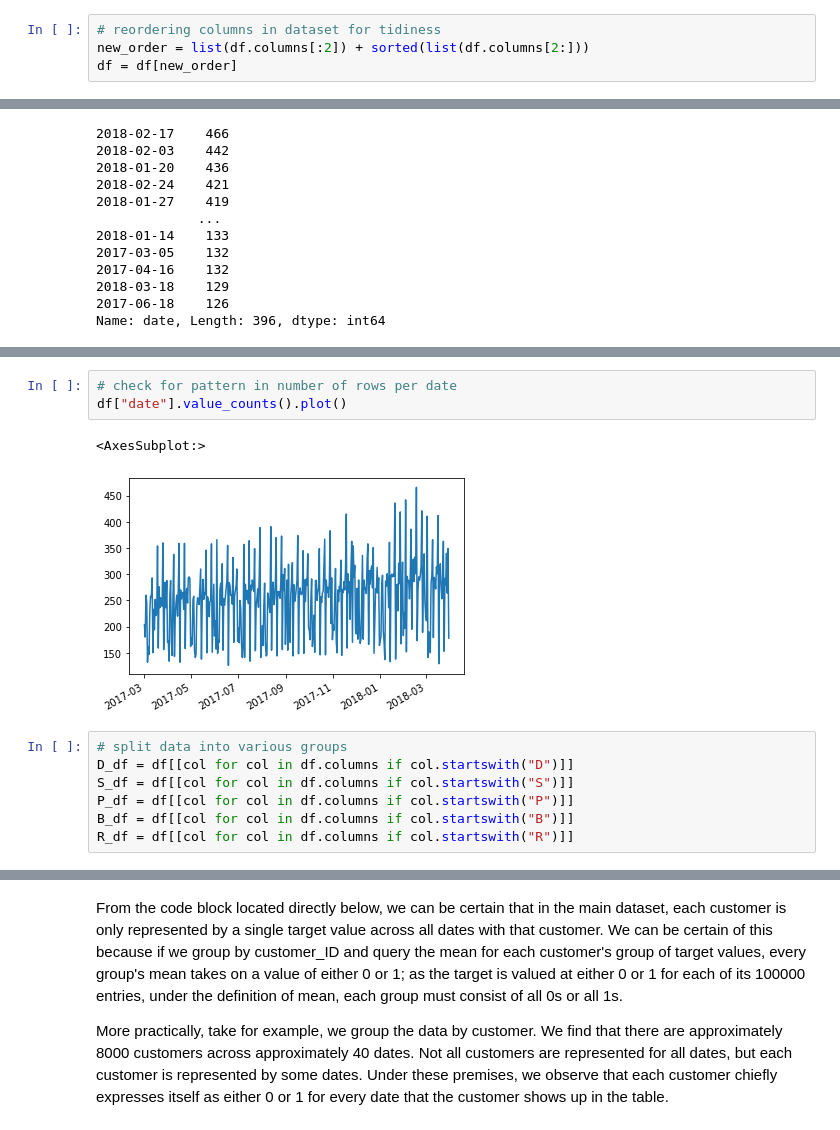
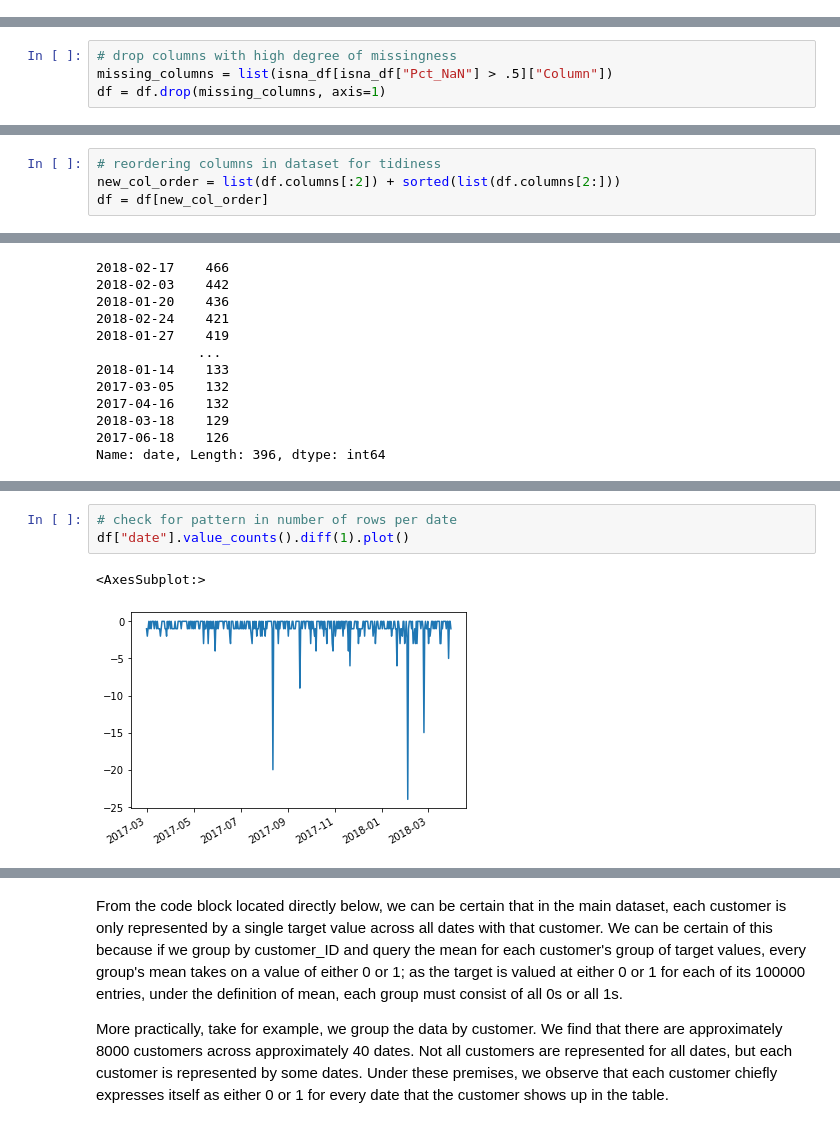
Before and after one commit to Sombrero7/sods-project-1, a Jupyter notebook: notebook2.ipynb, the cells around one changed output, grey strips where cells are left out. Drawn from its saved outputs; the diff is of its cells as text.

```diff
--- a/notebook2.ipynb
+++ b/notebook2.ipynb
@@ -95,4 +74,0 @@ df = df.rename(columns=new_columns)
-# %%
-# reordering columns in dataset for tidiness
-new_order = list(df.columns[:2]) + sorted(list(df.columns[2:]))
-df = df[new_order]
@@ -154,0 +167,4 @@ When we take a closer look, we can see that around 30 columns from our dataset a
+# %%
+# drop columns with high degree of missingness
+missing_columns = list(isna_df[isna_df["Pct_NaN"] > .5]["Column"])
+df = df.drop(missing_columns, axis=1)
@@ -186,3 +250,7 @@ df["customer_ID"].nunique()
+# %%
+# reordering columns in dataset for tidiness
+new_col_order = list(df.columns[:2]) + sorted(list(df.columns[2:]))
+df = df[new_col_order]
 # %%
 df["date"] = pd.to_datetime(df["date"])
 # %%
@@ -204,13 +278,6 @@ Name: date, Length: 396, dtype: int64
 # %%
 # check for pattern in number of rows per date
-df["date"].value_counts().plot()
+df["date"].value_counts().diff(1).plot()
 # %% [output]
 <AxesSubplot:>
-[figure, old version]
+[figure, new version]
-# %%
-# split data into various groups
-D_df = df[[col for col in df.columns if col.startswith("D")]]
-S_df = df[[col for col in df.columns if col.startswith("S")]]
-P_df = df[[col for col in df.columns if col.startswith("P")]]
-B_df = df[[col for col in df.columns if col.startswith("B")]]
-R_df = df[[col for col in df.columns if col.startswith("R")]]
```
Also changed, not shown: parts of 79 cells of this notebook.
